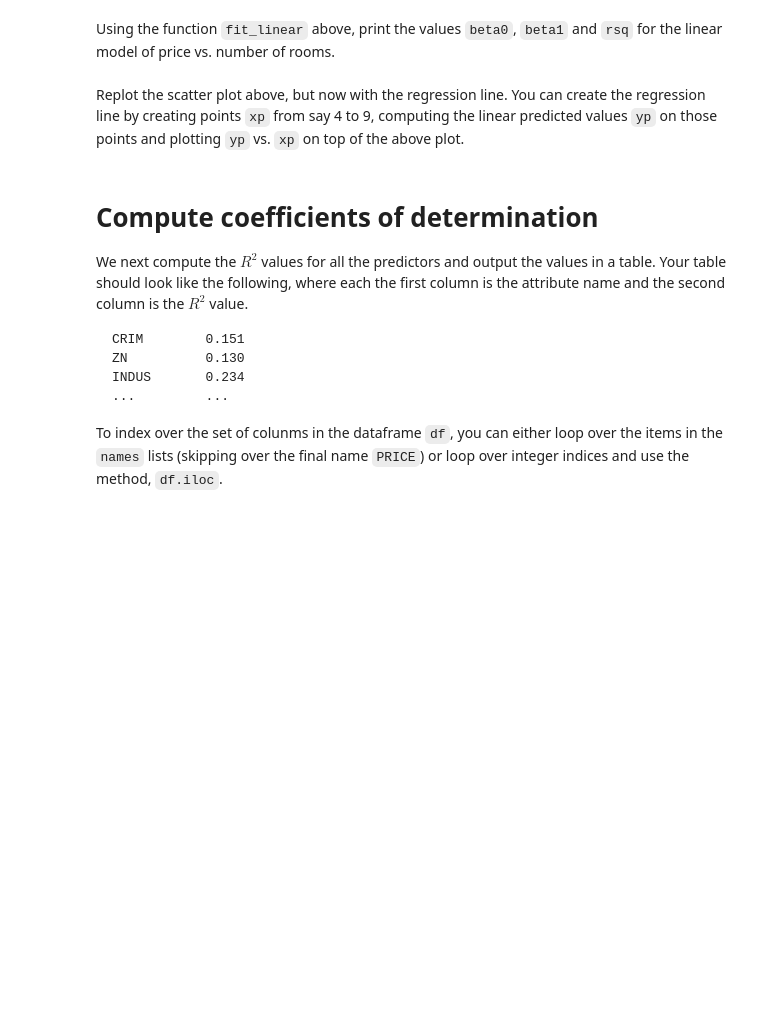
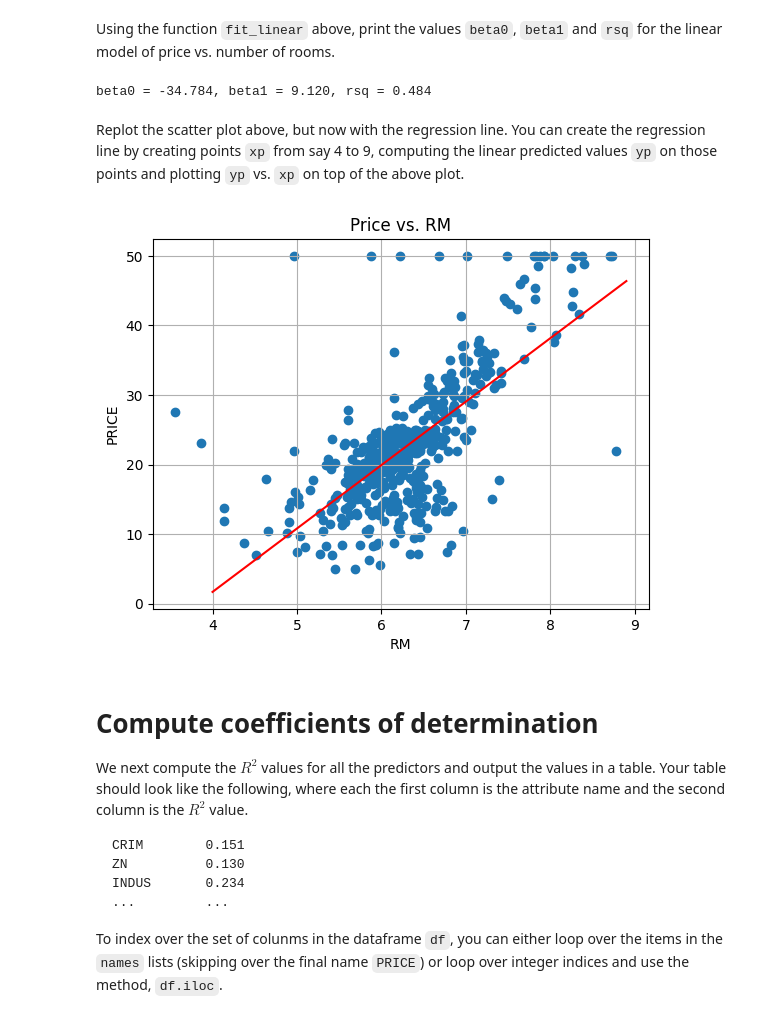
Before and after one commit to Avelez164/Machine-Learning, a Jupyter notebook: lab_housing_partial.ipynb, the cells around one changed output. Drawn from its saved outputs; the diff is of its cells as text; code cells hidden in the pictures; blank space fills up the shorter version.

```diff
--- a/lab_housing_partial.ipynb
+++ b/lab_housing_partial.ipynb
@@ -142,6 +161,13 @@ def fit_linear(x,y):
     # beta0 = ...
     # beta1 = ...
     # rsq = ...
+    beta1 = np.cov(x,y)[0,1] / np.var(x)
+    beta0 = np.mean(y) - beta1*np.mean(x)
+
+    yhat = beta0 + beta1*x
+    ss_res = np.sum((y - yhat)**2)  # residual sum of squares
+    ss_tot = np.sum((y - np.mean(y))**2)  # total sum of squares
+    rsq = 1 - (ss_res / ss_tot)  # r-squared
     return beta0, beta1, rsq
 # %% [markdown]
 Using the function `fit_linear` above, print the values `beta0`, `beta1` and `rsq` for the linear model of price vs. number of rooms.
@@ -150,2 +174,8 @@ Using the function `fit_linear` above, print the values `beta0`, `beta1` and `rs
+# %%
+# TODO
+beta0, beta1, rsq = fit_linear(x,y)
+print(f"beta0 = {beta0:.3f}, beta1 = {beta1:.3f}, rsq = {rsq:.3f}")
+# %% [output]
+beta0 = -34.784, beta1 = 9.120, rsq = 0.484
 # %% [markdown]
 Replot the scatter plot above, but now with the regression line.  You can create the regression line by creating points `xp` from say 4 to 9, computing the linear predicted values `yp` on those points and plotting `yp` vs. `xp` on top of the above plot.
@@ -154,3 +182,17 @@ Replot the scatter plot above, but now with the regression line.  You can create
+# %%
+# TODO
+xp = np.arange(4,9, 0.1)
+yp = beta0 + beta1*xp
+plt.scatter(x,y)
+plt.plot(xp,yp, color='red')
+plt.grid()
+plt.xlabel('RM')
+plt.ylabel('PRICE')
+plt.title('Price vs. RM')
+
+plt.show()
+# %% [output]
+[figure, added]
 # %% [markdown]
 # Compute coefficients of determination
 
```
Also changed, not shown: parts of 9 cells of this notebook.
